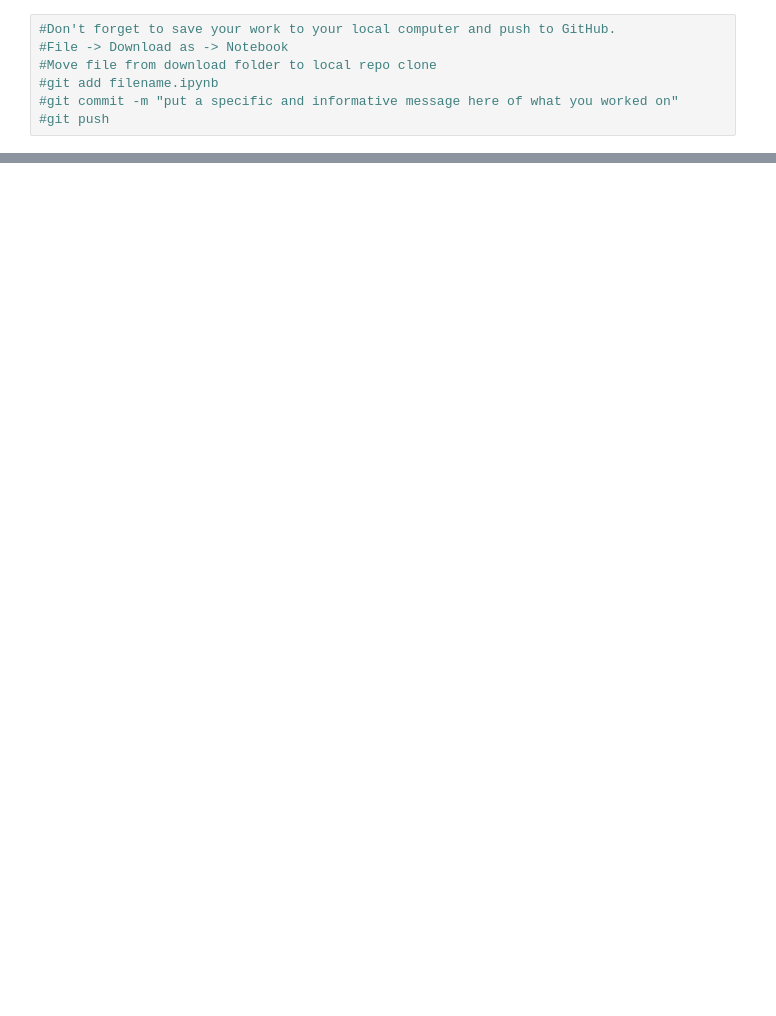
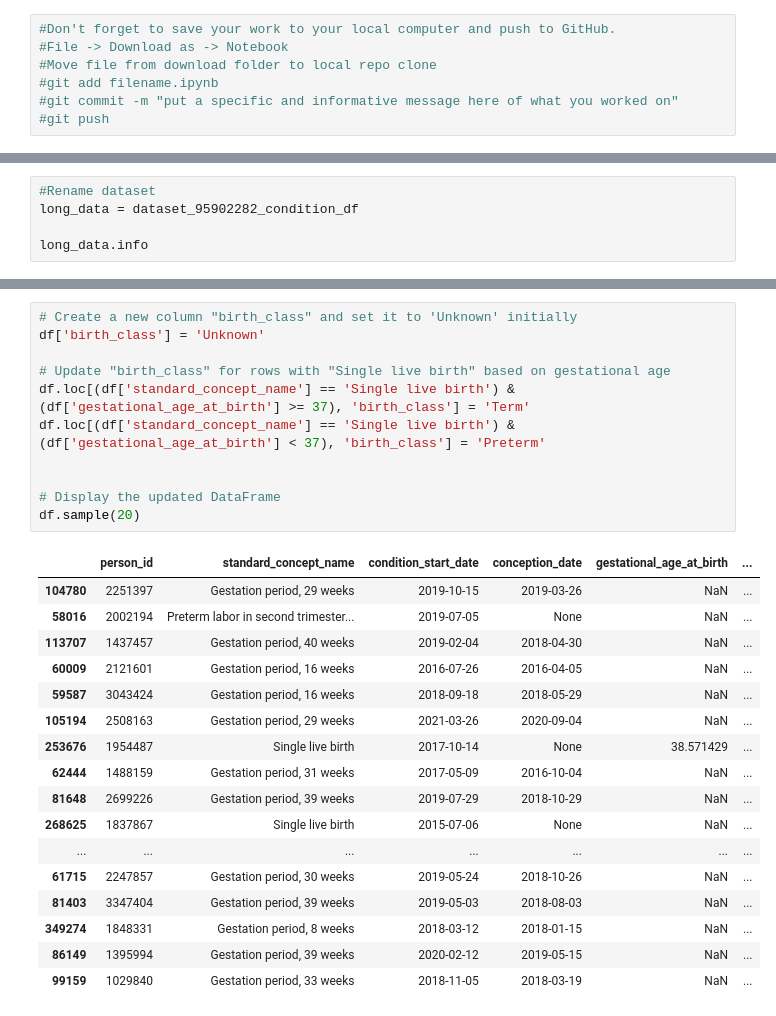
Before and after one commit to kgrillaert/preterm_birth, a Jupyter notebook: Exploration of Concept Set.ipynb, the cells around one changed output, grey strips where cells are left out. Cells and saved outputs as stored; diff of their text form; blank space fills up the shorter version.

```diff
--- a/Exploration of Concept Set.ipynb
+++ b/Exploration of Concept Set.ipynb
@@ -161,0 +131,5 @@ person_df
+# %%
+#Rename dataset
+long_data = dataset_95902282_condition_df
+
+long_data.info
@@ -367,0 +632,29 @@ merged_df.sample(20)
+# %%
+# Create a new column "birth_class" and set it to 'Unknown' initially
+df['birth_class'] = 'Unknown'
+
+# Update "birth_class" for rows with "Single live birth" based on gestational age
+df.loc[(df['standard_concept_name'] == 'Single live birth') & (df['gestational_age_at_birth'] >= 37), 'birth_class'] = 'Term'
+df.loc[(df['standard_concept_name'] == 'Single live birth') & (df['gestational_age_at_birth'] < 37), 'birth_class'] = 'Preterm'
+
+
+# Display the updated DataFrame
+df.sample(20)
+# %% [output]
+|  | person_id | standard_concept_name | condition_start_date | conception_date | gestational_age_at_birth | ... |
+| 104780 | 2251397 | Gestation period, 29 weeks | 2019-10-15 | 2019-03-26 | NaN | ... |
+| 58016 | 2002194 | Preterm labor in second trimester... | 2019-07-05 | None | NaN | ... |
+| 113707 | 1437457 | Gestation period, 40 weeks | 2019-02-04 | 2018-04-30 | NaN | ... |
+| 60009 | 2121601 | Gestation period, 16 weeks | 2016-07-26 | 2016-04-05 | NaN | ... |
+| 59587 | 3043424 | Gestation period, 16 weeks | 2018-09-18 | 2018-05-29 | NaN | ... |
+| 105194 | 2508163 | Gestation period, 29 weeks | 2021-03-26 | 2020-09-04 | NaN | ... |
+| 253676 | 1954487 | Single live birth | 2017-10-14 | None | 38.571429 | ... |
+| 62444 | 1488159 | Gestation period, 31 weeks | 2017-05-09 | 2016-10-04 | NaN | ... |
+| 81648 | 2699226 | Gestation period, 39 weeks | 2019-07-29 | 2018-10-29 | NaN | ... |
+| 268625 | 1837867 | Single live birth | 2015-07-06 | None | NaN | ... |
+| ... | ... | ... | ... | ... | ... | ... |
+| 61715 | 2247857 | Gestation period, 30 weeks | 2019-05-24 | 2018-10-26 | NaN | ... |
+| 81403 | 3347404 | Gestation period, 39 weeks | 2019-05-03 | 2018-08-03 | NaN | ... |
+| 349274 | 1848331 | Gestation period, 8 weeks | 2018-03-12 | 2018-01-15 | NaN | ... |
+| 86149 | 1395994 | Gestation period, 39 weeks | 2020-02-12 | 2019-05-15 | NaN | ... |
+| 99159 | 1029840 | Gestation period, 33 weeks | 2018-11-05 | 2018-03-19 | NaN | ... |
```
Also changed, not shown: parts of 24 cells of this notebook.
